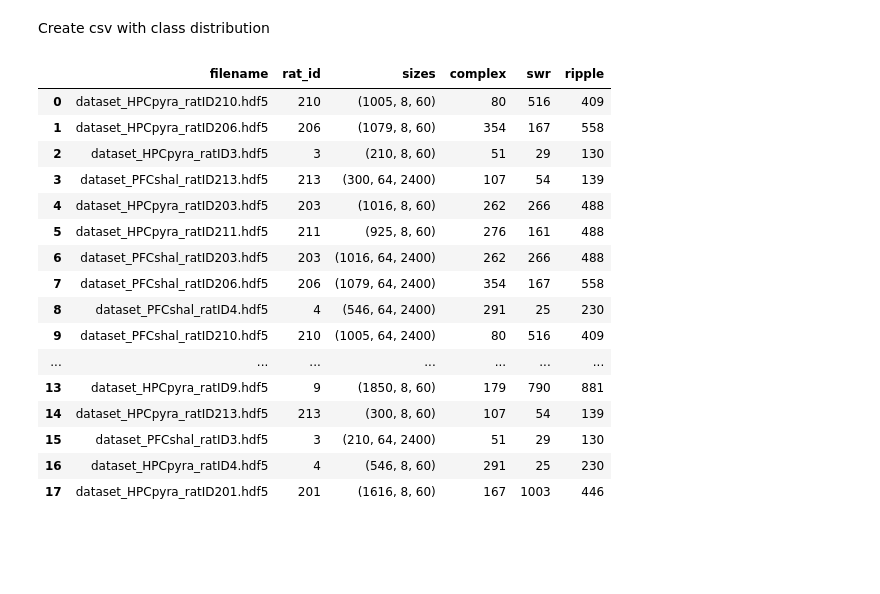
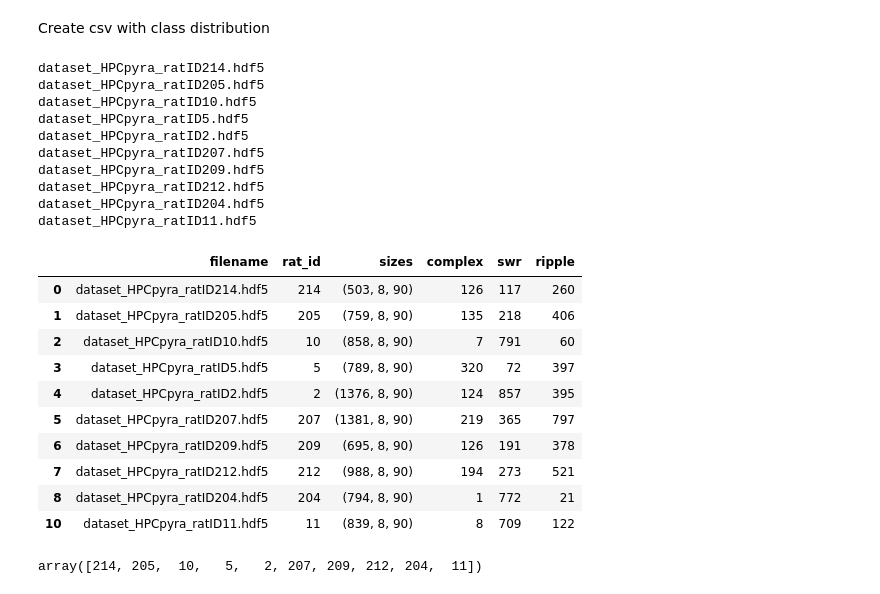
Before and after one commit to genzellab/ripple-classifier, a Jupyter notebook: plots.ipynb, the cells around one changed output. Cells and saved outputs as stored; diff of their text form; code cells hidden in the pictures; blank space fills up the shorter version.

```diff
--- a/plots.ipynb
+++ b/plots.ipynb
@@ -10,8 +10,10 @@ import pywt
 # %%
 # read .mat file
 from scipy.io import loadmat
-mat = loadmat('data/HPCpyra/HPCpyra_events_ratID3.mat')
+mat = loadmat('data/VEH_HPCpyra/HPCpyra_events_ratID3.mat')
 # mat = loadmat('data/PFCshal/PFCshal_events_ratID3.mat')
 mat.keys()
 # %% [output]
 dict_keys(['__header__', '__version__', '__globals__', 'HPCpyra_complex_swr_veh', 'HPCpyra_ripple_veh', 'HPCpyra_swr_veh'])
+# %%
+dataset = 'HPCpyra_complex_swr_veh'
@@ -242,48 +312,58 @@ Create csv with class distribution
 # %%
 import h5py
 import json
-
-data_df = pd.DataFrame(os.listdir('./proc_data/'), columns=['filename'])
+root_dir = 'proc_data/HPC_CBD_PCA/'
+data_df = pd.DataFrame(os.listdir(root_dir), columns=['filename'])
+#remove rows with .csv in filename
+data_df = data_df[~data_df['filename'].str.contains('.csv')]
 data_df['rat_id'] = data_df.filename.apply(lambda x: int(x.split('_')[-1].split('.')[0].split('ratID')[1]))
 data_df.rat_id.unique()
 sizes = []
 label_dict = {'complex':[], 'ripple':[], 'swr':[]}
 
 for file in data_df.filename:
-
+    print(file)
     #load h5 file
-    f = h5py.File('./proc_data/'+file, 'r')
+    f = h5py.File(root_dir+file, 'r')
     label_arr = json.loads(f.attrs['data_types'])
     #get size of dataset
     sizes.append(f['x'].shape)
     y = pd.Series(f['y']).apply(lambda x: label_arr[x])
     # print(y.value_counts(),y[(~y.str.contains('complex')) & (y.str.contains('swr'))].shape[0])
     label_dict['complex'].append(y[y.str.contains('complex')].shape[0])
     label_dict['ripple'].append(y[y.str.contains('ripple')].shape[0])
     label_dict['swr'].append(y[~y.str.contains('complex') & y.str.contains('swr')].shape[0])
     f.close()
     # break
 data_df['sizes'] = sizes
 data_df['complex'] = label_dict['complex']
 data_df['swr'] = label_dict['swr']
 data_df['ripple'] = label_dict['ripple']
 data_df
 # %% [output]
+dataset_HPCpyra_ratID214.hdf5
+dataset_HPCpyra_ratID205.hdf5
+dataset_HPCpyra_ratID10.hdf5
+dataset_HPCpyra_ratID5.hdf5
+dataset_HPCpyra_ratID2.hdf5
+dataset_HPCpyra_ratID207.hdf5
+dataset_HPCpyra_ratID209.hdf5
+dataset_HPCpyra_ratID212.hdf5
+dataset_HPCpyra_ratID204.hdf5
+dataset_HPCpyra_ratID11.hdf5
 |  | filename | rat_id | sizes | complex | swr | ripple |
-| 0 | dataset_HPCpyra_ratID210.hdf5 | 210 | (1005, 8, 60) | 80 | 516 | 409 |
-| 1 | dataset_HPCpyra_ratID206.hdf5 | 206 | (1079, 8, 60) | 354 | 167 | 558 |
-| 2 | dataset_HPCpyra_ratID3.hdf5 | 3 | (210, 8, 60) | 51 | 29 | 130 |
-| 3 | dataset_PFCshal_ratID213.hdf5 | 213 | (300, 64, 2400) | 107 | 54 | 139 |
-| 4 | dataset_HPCpyra_ratID203.hdf5 | 203 | (1016, 8, 60) | 262 | 266 | 488 |
-| 5 | dataset_HPCpyra_ratID211.hdf5 | 211 | (925, 8, 60) | 276 | 161 | 488 |
-| 6 | dataset_PFCshal_ratID203.hdf5 | 203 | (1016, 64, 2400) | 262 | 266 | 488 |
-| 7 | dataset_PFCshal_ratID206.hdf5 | 206 | (1079, 64, 2400) | 354 | 167 | 558 |
-| 8 | dataset_PFCshal_ratID4.hdf5 | 4 | (546, 64, 2400) | 291 | 25 | 230 |
-| 9 | dataset_PFCshal_ratID210.hdf5 | 210 | (1005, 64, 2400) | 80 | 516 | 409 |
-| ... | ... | ... | ... | ... | ... | ... |
-| 13 | dataset_HPCpyra_ratID9.hdf5 | 9 | (1850, 8, 60) | 179 | 790 | 881 |
-| 14 | dataset_HPCpyra_ratID213.hdf5 | 213 | (300, 8, 60) | 107 | 54 | 139 |
-| 15 | dataset_PFCshal_ratID3.hdf5 | 3 | (210, 64, 2400) | 51 | 29 | 130 |
-| 16 | dataset_HPCpyra_ratID4.hdf5 | 4 | (546, 8, 60) | 291 | 25 | 230 |
-| 17 | dataset_HPCpyra_ratID201.hdf5 | 201 | (1616, 8, 60) | 167 | 1003 | 446 |
+| 0 | dataset_HPCpyra_ratID214.hdf5 | 214 | (503, 8, 90) | 126 | 117 | 260 |
+| 1 | dataset_HPCpyra_ratID205.hdf5 | 205 | (759, 8, 90) | 135 | 218 | 406 |
+| 2 | dataset_HPCpyra_ratID10.hdf5 | 10 | (858, 8, 90) | 7 | 791 | 60 |
+| 3 | dataset_HPCpyra_ratID5.hdf5 | 5 | (789, 8, 90) | 320 | 72 | 397 |
+| 4 | dataset_HPCpyra_ratID2.hdf5 | 2 | (1376, 8, 90) | 124 | 857 | 395 |
+| 5 | dataset_HPCpyra_ratID207.hdf5 | 207 | (1381, 8, 90) | 219 | 365 | 797 |
+| 6 | dataset_HPCpyra_ratID209.hdf5 | 209 | (695, 8, 90) | 126 | 191 | 378 |
+| 7 | dataset_HPCpyra_ratID212.hdf5 | 212 | (988, 8, 90) | 194 | 273 | 521 |
+| 8 | dataset_HPCpyra_ratID204.hdf5 | 204 | (794, 8, 90) | 1 | 772 | 21 |
+| 10 | dataset_HPCpyra_ratID11.hdf5 | 11 | (839, 8, 90) | 8 | 709 | 122 |
+# %%
+data_df.rat_id.values
+# %% [output]
+array([214, 205,  10,   5,   2, 207, 209, 212, 204,  11])
 # %%
```
Also changed, not shown: parts of 6 cells of this notebook, 8 other files.
